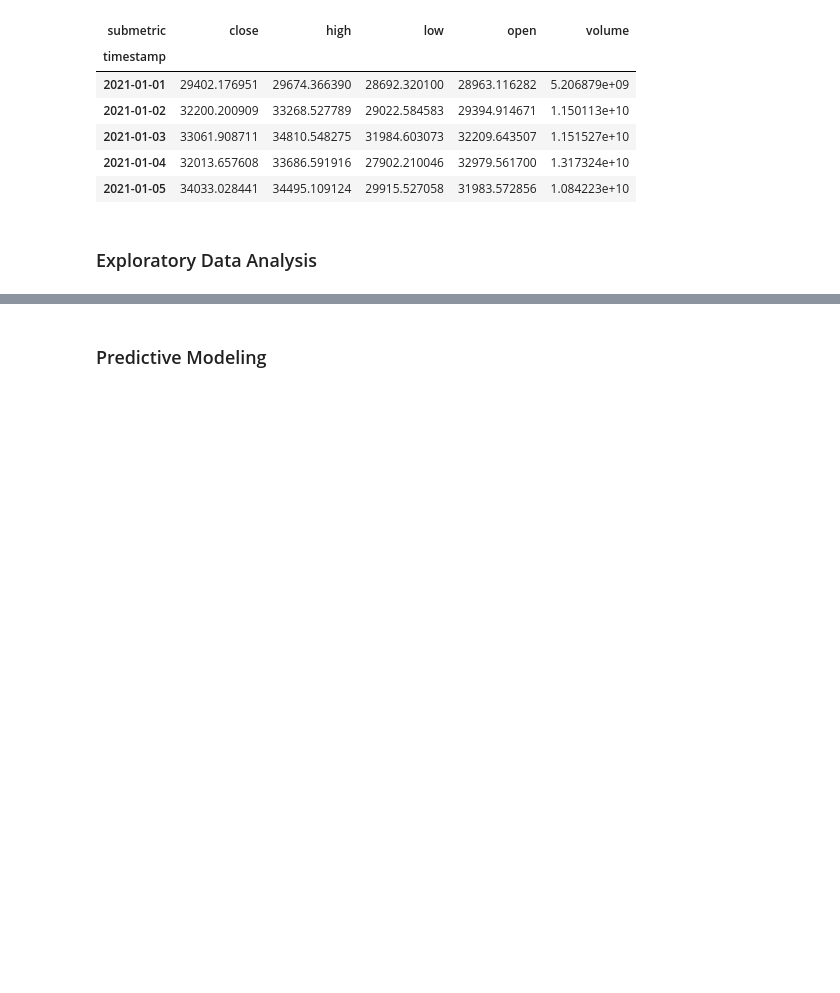
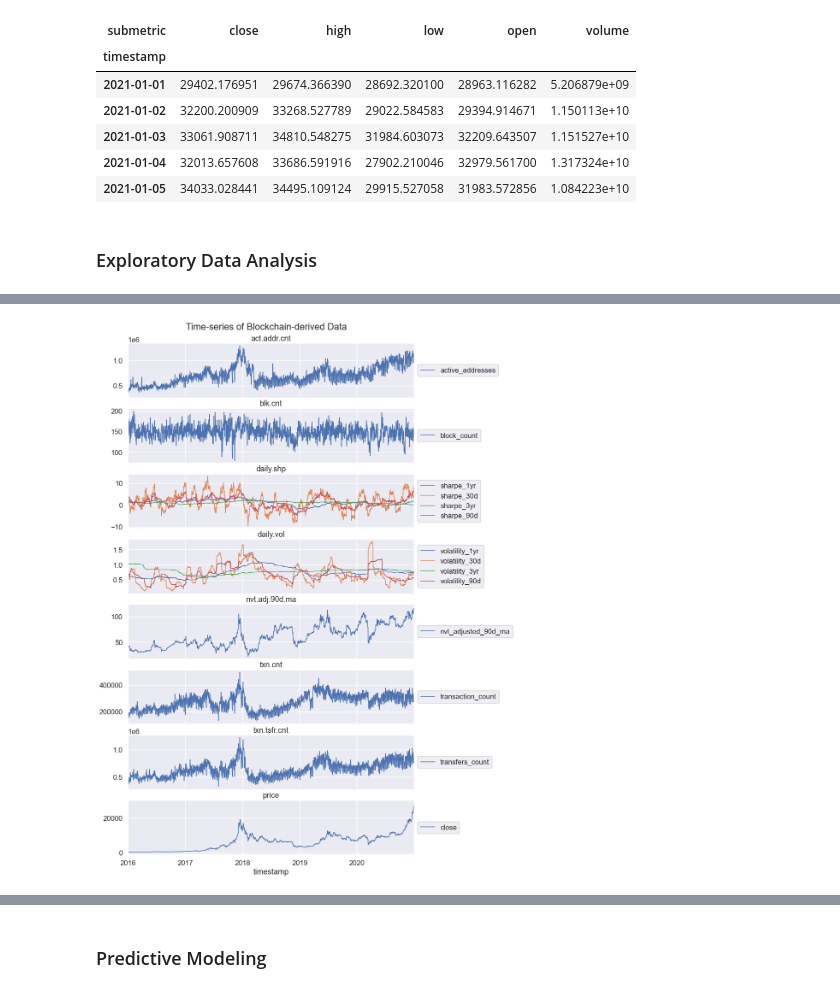
Before and after one commit to KaidenFrizu/recurrent-bitcoin-network, a Jupyter notebook: docs/Documentation.ipynb, the cells around one changed output, grey strips where cells are left out. Cells and saved outputs as stored; diff of their text form; code cells hidden in the pictures; blank space fills up the shorter version.

```diff
--- a/docs/Documentation.ipynb
+++ b/docs/Documentation.ipynb
@@ -23,13 +23,16 @@ import numpy as np
 import pandas as pd
 import matplotlib.pyplot as plt
 import seaborn as sns
+import tensorflow as tf
 
 %matplotlib inline
 sns.set()
+sns.set_context('talk')
 
 # Local python functions
 import collect
 import pipeline
+import plotting
 # %%
 %load_ext tensorboard
 # %%
@@ -369,0 +306,4 @@ fig.savefig('../raw/tsplot_test.png', dpi=300, bbox_inches='tight')
+# %%
+fig, ax = plotting.plot_timeseries_data(wide_train)
+# %% [output]
+[figure, added]
```
Also changed, not shown: parts of 44 cells of this notebook, 5 other files.
